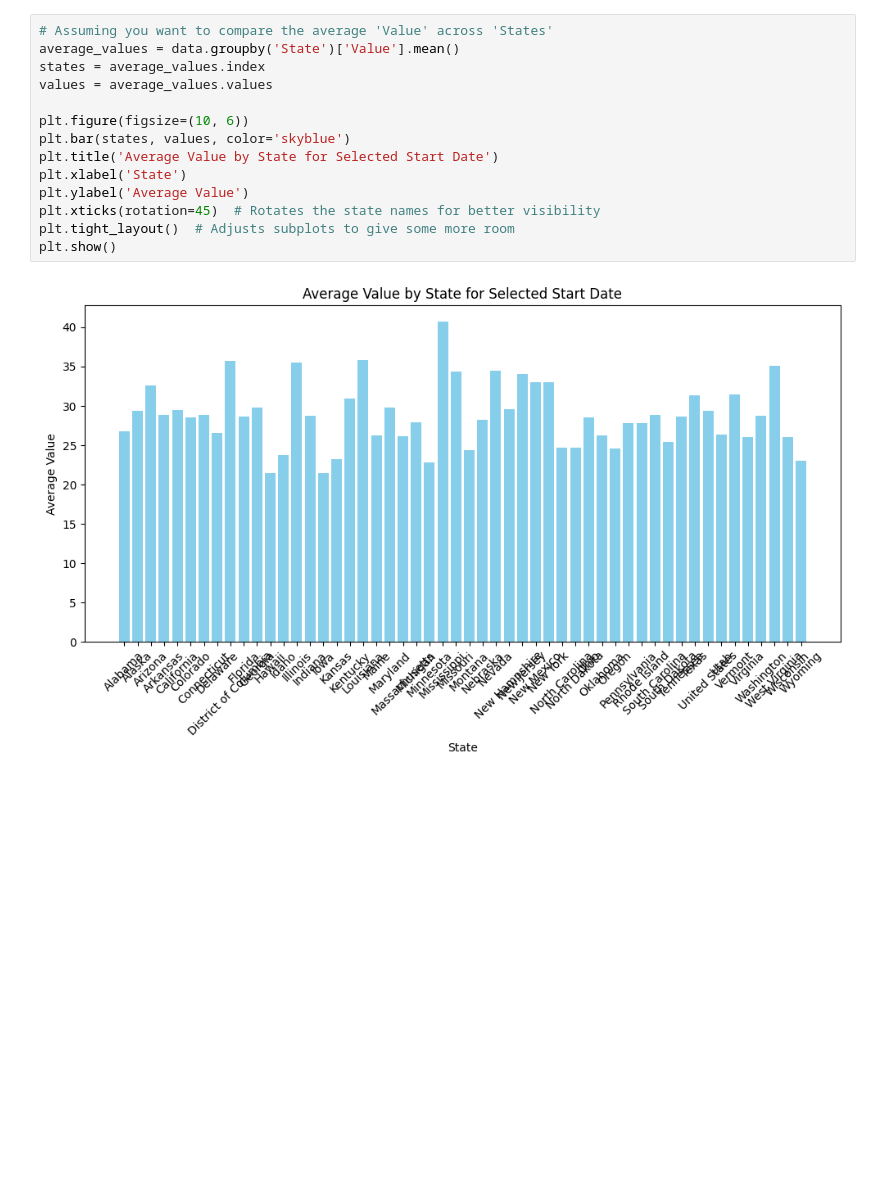
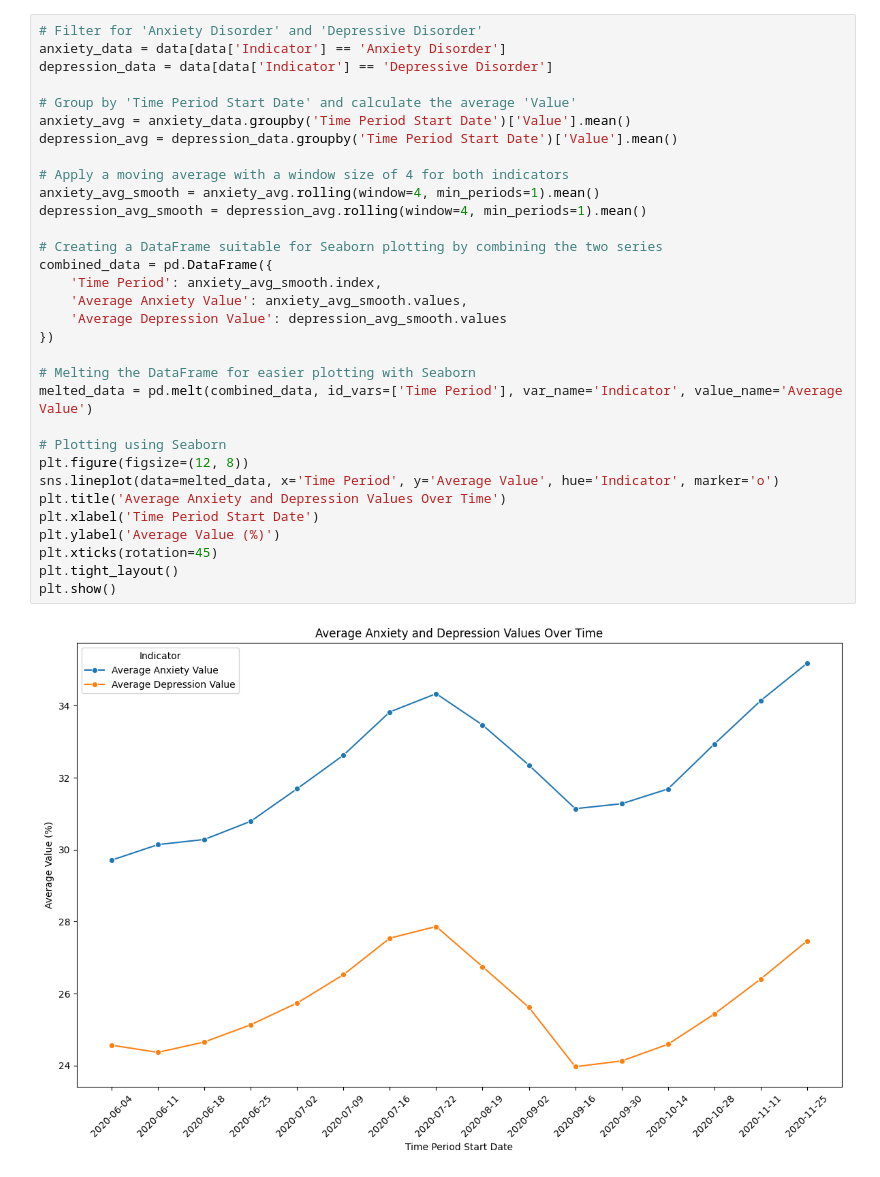
Before and after one commit to brichardson2468/b_plus_tree_project, a Jupyter notebook: notebooks/data_visualization.ipynb, the cells around one changed output. Cells and saved outputs as stored; diff of their text form; blank space fills up the shorter version.

Commit message:
finished visualizations

```diff
--- a/notebooks/data_visualization.ipynb
+++ b/notebooks/data_visualization.ipynb
@@ -25,16 +32,34 @@ print(data.head())
-# %%
-# Assuming you want to compare the average 'Value' across 'States'
-average_values = data.groupby('State')['Value'].mean()
-states = average_values.index
-values = average_values.values
-
-plt.figure(figsize=(10, 6))
-plt.bar(states, values, color='skyblue')
-plt.title('Average Value by State for Selected Start Date')
-plt.xlabel('State')
-plt.ylabel('Average Value')
-plt.xticks(rotation=45)  # Rotates the state names for better visibility
-plt.tight_layout()  # Adjusts subplots to give some more room
-plt.show()
-# %% [output]
-[figure, removed]
+# %%
+# Filter for 'Anxiety Disorder' and 'Depressive Disorder'
+anxiety_data = data[data['Indicator'] == 'Anxiety Disorder']
+depression_data = data[data['Indicator'] == 'Depressive Disorder']
+
+# Group by 'Time Period Start Date' and calculate the average 'Value'
+anxiety_avg = anxiety_data.groupby('Time Period Start Date')['Value'].mean()
+depression_avg = depression_data.groupby('Time Period Start Date')['Value'].mean()
+
+# Apply a moving average with a window size of 4 for both indicators
+anxiety_avg_smooth = anxiety_avg.rolling(window=4, min_periods=1).mean()
+depression_avg_smooth = depression_avg.rolling(window=4, min_periods=1).mean()
+
+# Creating a DataFrame suitable for Seaborn plotting by combining the two series
+combined_data = pd.DataFrame({
+    'Time Period': anxiety_avg_smooth.index,
+    'Average Anxiety Value': anxiety_avg_smooth.values,
+    'Average Depression Value': depression_avg_smooth.values
+})
+
+# Melting the DataFrame for easier plotting with Seaborn
+melted_data = pd.melt(combined_data, id_vars=['Time Period'], var_name='Indicator', value_name='Average Value')
+
+# Plotting using Seaborn
+plt.figure(figsize=(12, 8))
+sns.lineplot(data=melted_data, x='Time Period', y='Average Value', hue='Indicator', marker='o')
+plt.title('Average Anxiety and Depression Values Over Time')
+plt.xlabel('Time Period Start Date')
+plt.ylabel('Average Value (%)')
+plt.xticks(rotation=45)
+plt.tight_layout()
+plt.show()
+# %% [output]
+[figure, added]
```
Also changed, not shown: parts of 6 cells of this notebook.
